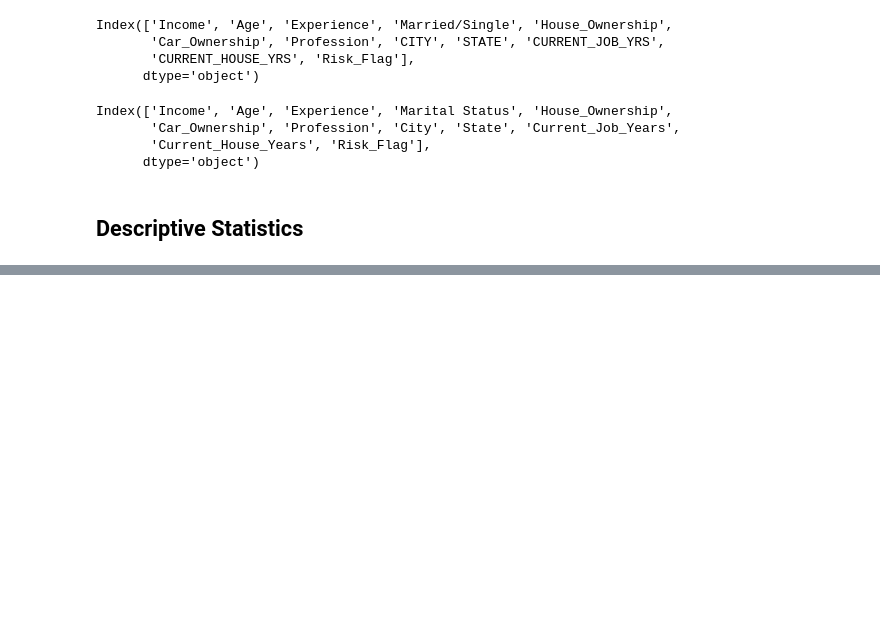
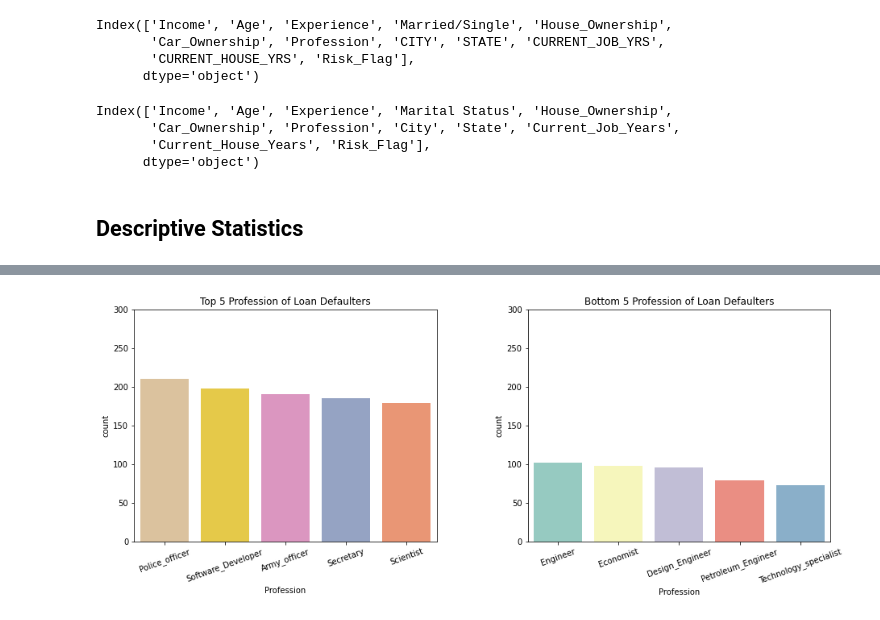
Before and after one commit to AmanCSE-1/Loan-Defaulter-Prediction-based-on-Customer-Behavior, a Jupyter notebook: main.ipynb, the cells around one changed output, grey strips where cells are left out. Cells and saved outputs as stored; diff of their text form; code cells hidden in the pictures; blank space fills up the shorter version.

```diff
--- a/main.ipynb
+++ b/main.ipynb
@@ -100,0 +117,21 @@ dtype: int64
+# %%
+plt.subplots_adjust(left=0, right=2, bottom=0, top=1, wspace=0.3, hspace=0.1)
+
+plt.subplot(1,2,1)
+sns.countplot(data=df[df['Risk_Flag']==1], x='Profession', palette='Set2_r',
+              order=pd.value_counts(df[df['Risk_Flag']==1]['Profession']).iloc[:5].index)
+plt.ylim([0,300])
+plt.xticks(rotation=20)
+plt.title('Top 5 Profession of Loan Defaulters')
+
+
+plt.subplot(1,2,2)
+sns.countplot(data=df[df['Risk_Flag']==1], x='Profession', palette='Set3',
+              order=pd.value_counts(df[df['Risk_Flag']==1]['Profession']).iloc[-5:].index)
+plt.ylim([0,300])
+plt.xticks(rotation=20)
+plt.title('Bottom 5 Profession of Loan Defaulters')
+
+plt.show()
+# %% [output]
+[figure, added]
```
Also changed, not shown: parts of 8 cells of this notebook.
